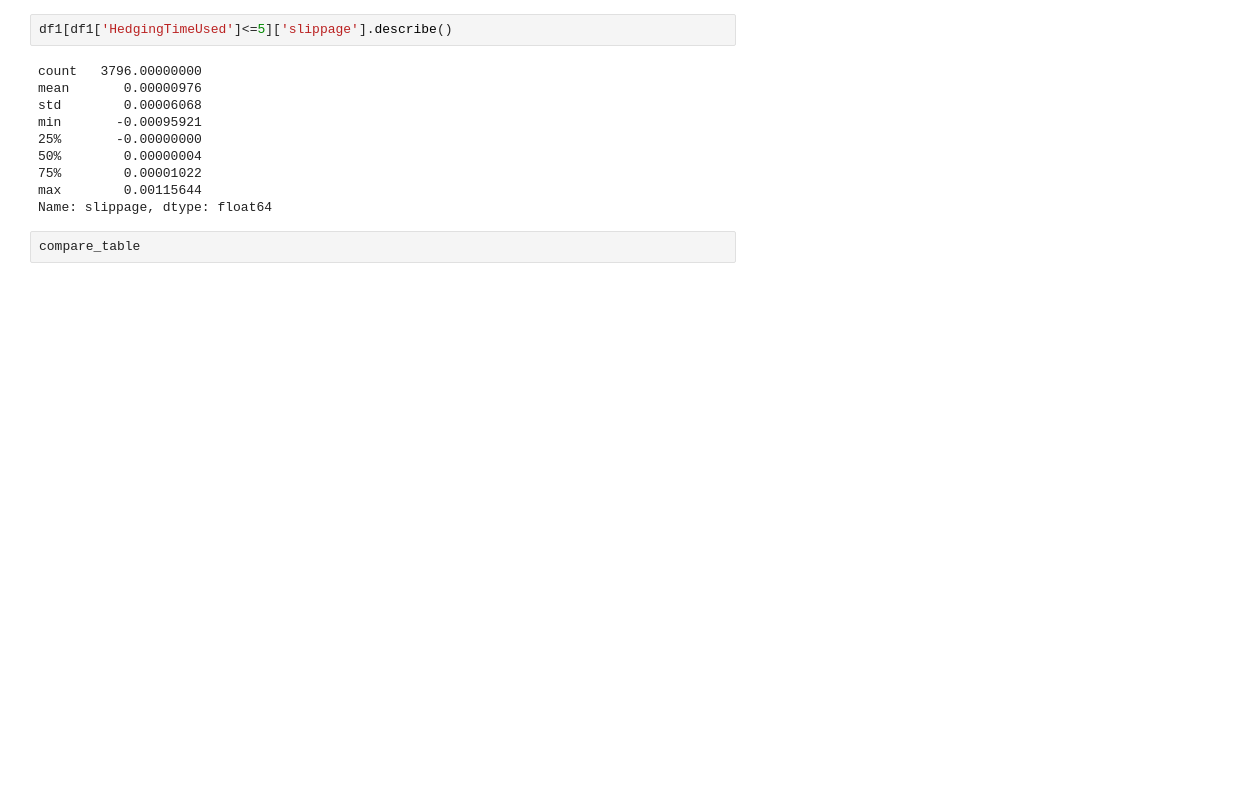
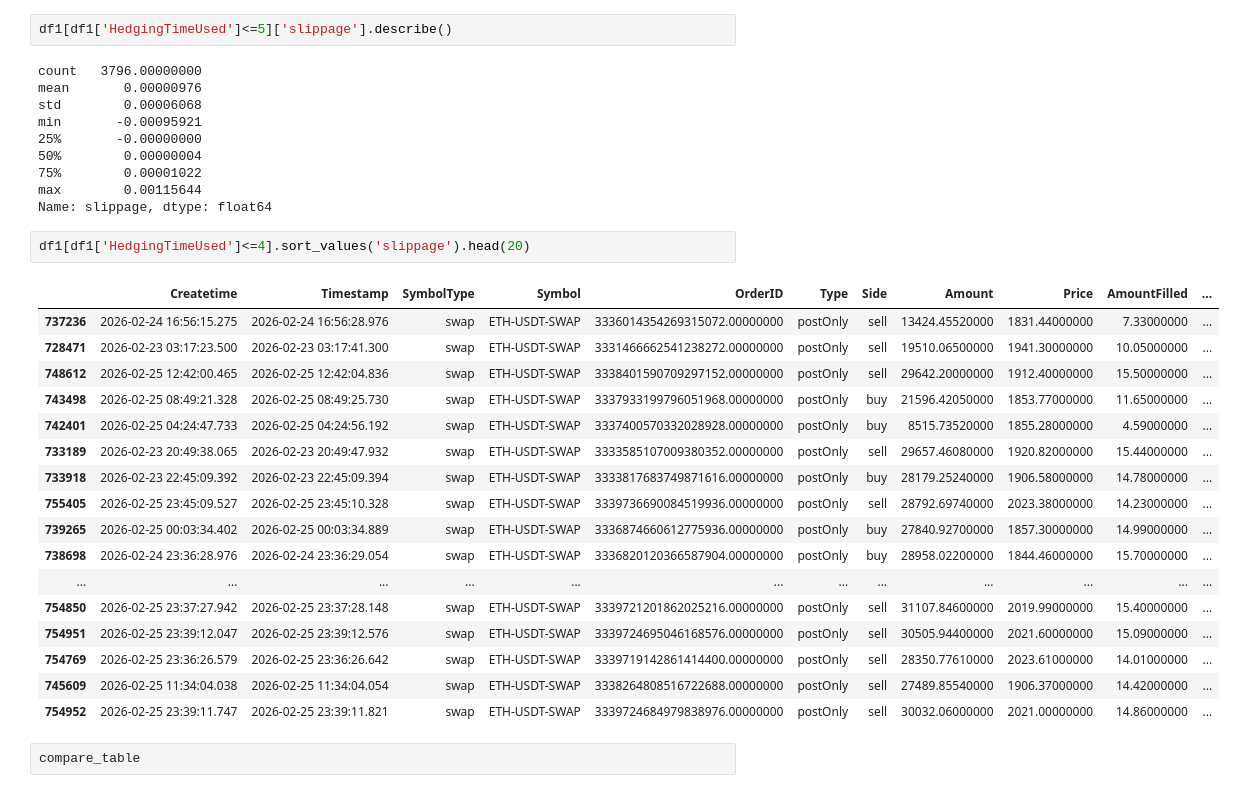
Before and after one commit to 5raymaizi/obentech-cf, a Jupyter notebook: big_coin_slippage.ipynb, the cells around one changed output. Drawn from its saved outputs; the diff is of its cells as text; blank space fills up the shorter version.

```diff
--- a/big_coin_slippage.ipynb
+++ b/big_coin_slippage.ipynb
@@ -5785,6 +5806,26 @@ min       -0.00095921
 75%        0.00001022
 max        0.00115644
 Name: slippage, dtype: float64
+# %%
+df1[df1['HedgingTimeUsed']<=4].sort_values('slippage').head(20)
+# %% [output]
+|  | Createtime | Timestamp | SymbolType | Symbol | OrderID | Type | Side | Amount | Price | AmountFilled | ... |
+| 737236 | 2026-02-24 16:56:15.275 | 2026-02-24 16:56:28.976 | swap | ETH-USDT-SWAP | 3336014354269315072.00000000 | postOnly | sell | 13424.45520000 | 1831.44000000 | 7.33000000 | ... |
+| 728471 | 2026-02-23 03:17:23.500 | 2026-02-23 03:17:41.300 | swap | ETH-USDT-SWAP | 3331466662541238272.00000000 | postOnly | sell | 19510.06500000 | 1941.30000000 | 10.05000000 | ... |
+| 748612 | 2026-02-25 12:42:00.465 | 2026-02-25 12:42:04.836 | swap | ETH-USDT-SWAP | 3338401590709297152.00000000 | postOnly | sell | 29642.20000000 | 1912.40000000 | 15.50000000 | ... |
+| 743498 | 2026-02-25 08:49:21.328 | 2026-02-25 08:49:25.730 | swap | ETH-USDT-SWAP | 3337933199796051968.00000000 | postOnly | buy | 21596.42050000 | 1853.77000000 | 11.65000000 | ... |
+| 742401 | 2026-02-25 04:24:47.733 | 2026-02-25 04:24:56.192 | swap | ETH-USDT-SWAP | 3337400570332028928.00000000 | postOnly | buy | 8515.73520000 | 1855.28000000 | 4.59000000 | ... |
+| 733189 | 2026-02-23 20:49:38.065 | 2026-02-23 20:49:47.932 | swap | ETH-USDT-SWAP | 3333585107009380352.00000000 | postOnly | sell | 29657.46080000 | 1920.82000000 | 15.44000000 | ... |
+| 733918 | 2026-02-23 22:45:09.392 | 2026-02-23 22:45:09.394 | swap | ETH-USDT-SWAP | 3333817683749871616.00000000 | postOnly | buy | 28179.25240000 | 1906.58000000 | 14.78000000 | ... |
+| 755405 | 2026-02-25 23:45:09.527 | 2026-02-25 23:45:10.328 | swap | ETH-USDT-SWAP | 3339736690084519936.00000000 | postOnly | sell | 28792.69740000 | 2023.38000000 | 14.23000000 | ... |
+| 739265 | 2026-02-25 00:03:34.402 | 2026-02-25 00:03:34.889 | swap | ETH-USDT-SWAP | 3336874660612775936.00000000 | postOnly | buy | 27840.92700000 | 1857.30000000 | 14.99000000 | ... |
+| 738698 | 2026-02-24 23:36:28.976 | 2026-02-24 23:36:29.054 | swap | ETH-USDT-SWAP | 3336820120366587904.00000000 | postOnly | buy | 28958.02200000 | 1844.46000000 | 15.70000000 | ... |
+| ... | ... | ... | ... | ... | ... | ... | ... | ... | ... | ... | ... |
+| 754850 | 2026-02-25 23:37:27.942 | 2026-02-25 23:37:28.148 | swap | ETH-USDT-SWAP | 3339721201862025216.00000000 | postOnly | sell | 31107.84600000 | 2019.99000000 | 15.40000000 | ... |
+| 754951 | 2026-02-25 23:39:12.047 | 2026-02-25 23:39:12.576 | swap | ETH-USDT-SWAP | 3339724695046168576.00000000 | postOnly | sell | 30505.94400000 | 2021.60000000 | 15.09000000 | ... |
+| 754769 | 2026-02-25 23:36:26.579 | 2026-02-25 23:36:26.642 | swap | ETH-USDT-SWAP | 3339719142861414400.00000000 | postOnly | sell | 28350.77610000 | 2023.61000000 | 14.01000000 | ... |
+| 745609 | 2026-02-25 11:34:04.038 | 2026-02-25 11:34:04.054 | swap | ETH-USDT-SWAP | 3338264808516722688.00000000 | postOnly | sell | 27489.85540000 | 1906.37000000 | 14.42000000 | ... |
+| 754952 | 2026-02-25 23:39:11.747 | 2026-02-25 23:39:11.821 | swap | ETH-USDT-SWAP | 3339724684979838976.00000000 | postOnly | sell | 30032.06000000 | 2021.00000000 | 14.86000000 | ... |
 # %%
 compare_table
 # %% [output]
```
Also changed, not shown: parts of 1 cell of this notebook.
